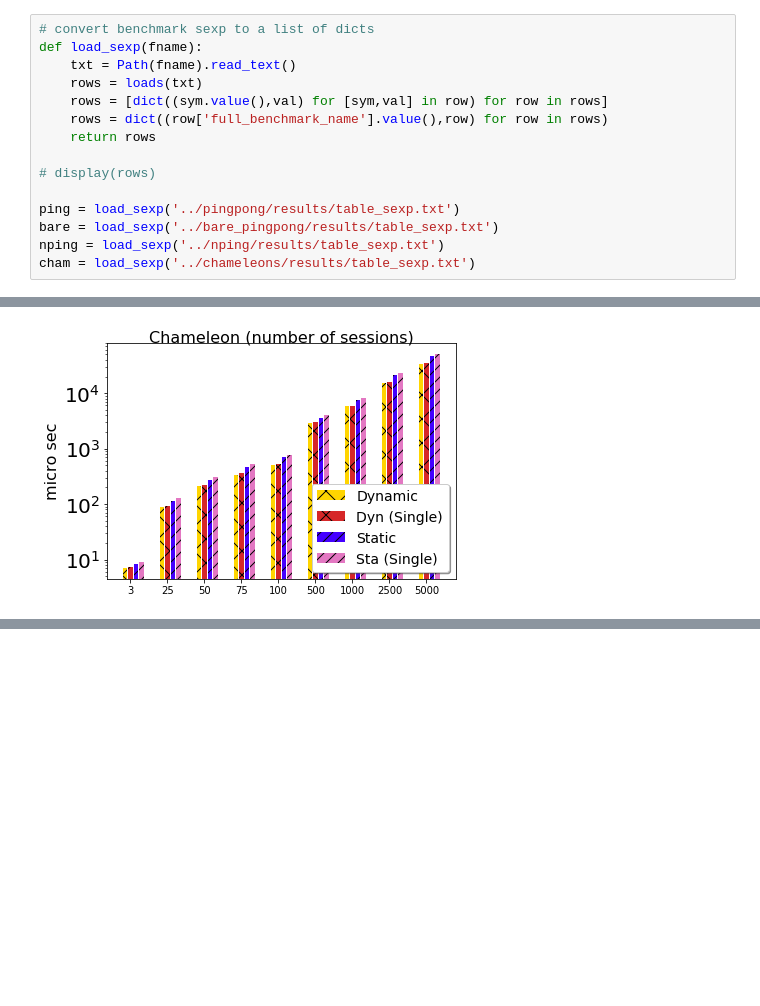
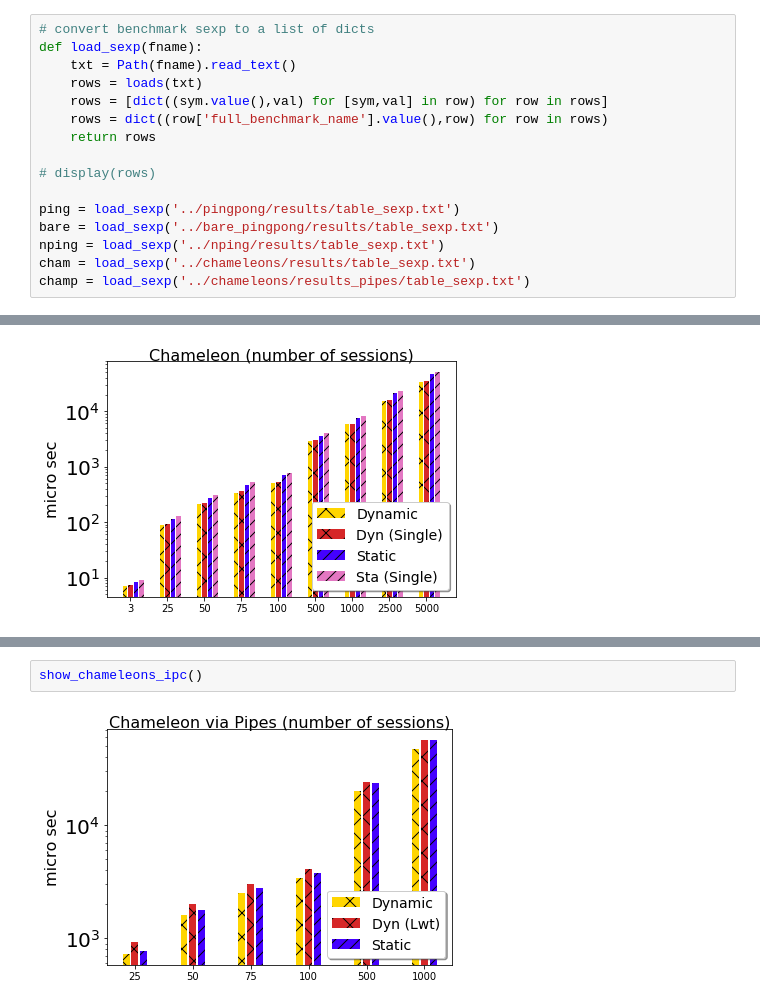
Before and after one commit to keigoi/ocaml-mpst, a Jupyter notebook: benchmark/graphs/Graphs.ipynb, the cells around one changed output, grey strips where cells are left out. Saved outputs shown, nothing was run; the diff lists cells and outputs as text; blank space fills up the shorter version.

Commit message:
chameleons (pipes) graph

```diff
--- a/benchmark/graphs/Graphs.ipynb
+++ b/benchmark/graphs/Graphs.ipynb
@@ -53,6 +53,7 @@ ping = load_sexp('../pingpong/results/table_sexp.txt')
 bare = load_sexp('../bare_pingpong/results/table_sexp.txt')
 nping = load_sexp('../nping/results/table_sexp.txt')
 cham = load_sexp('../chameleons/results/table_sexp.txt')
+champ = load_sexp('../chameleons/results_pipes/table_sexp.txt')
 # %%
 def show_pingpong():
     sta = [
@@ -334,0 +412,4 @@ show_chameleons()
+# %%
+show_chameleons_ipc()
+# %% [output]
+[figure, added]
```
Also changed, not shown: parts of 1 cell of this notebook.
